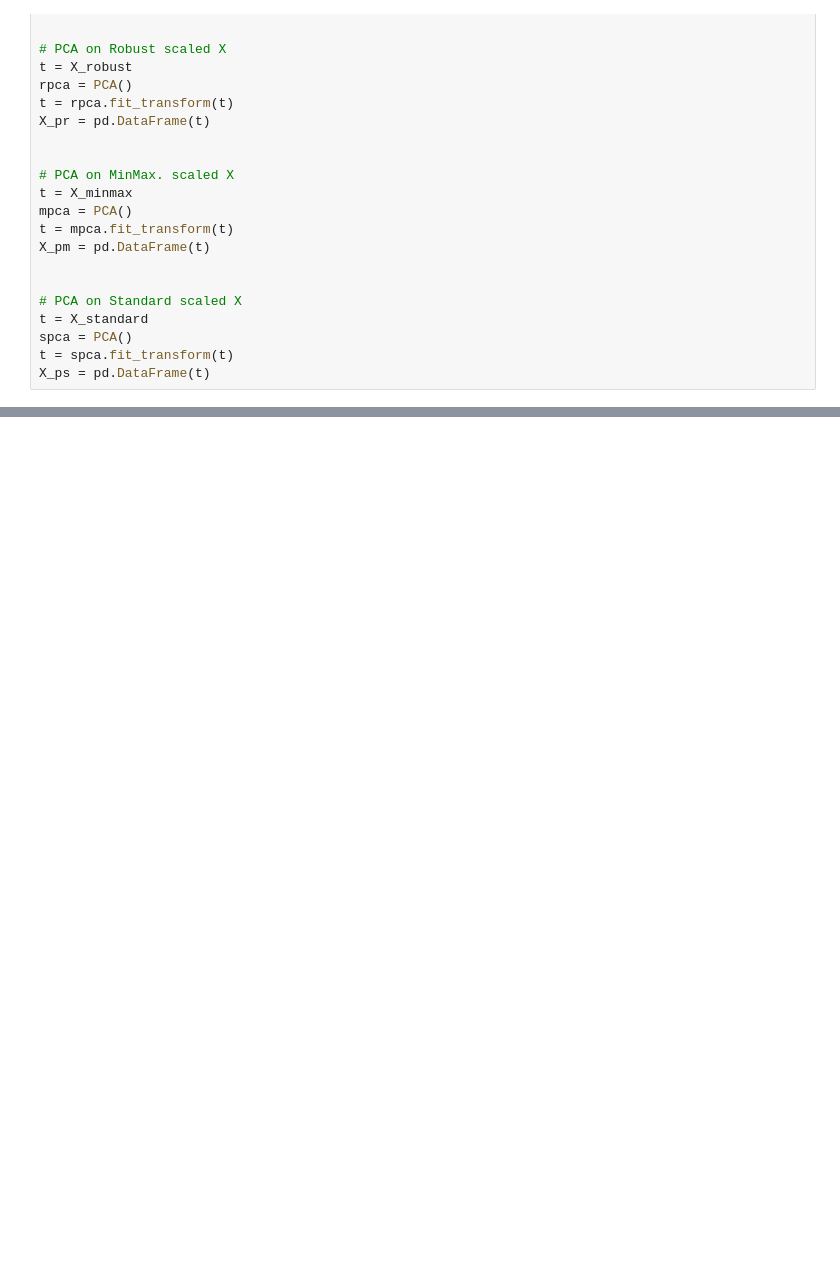
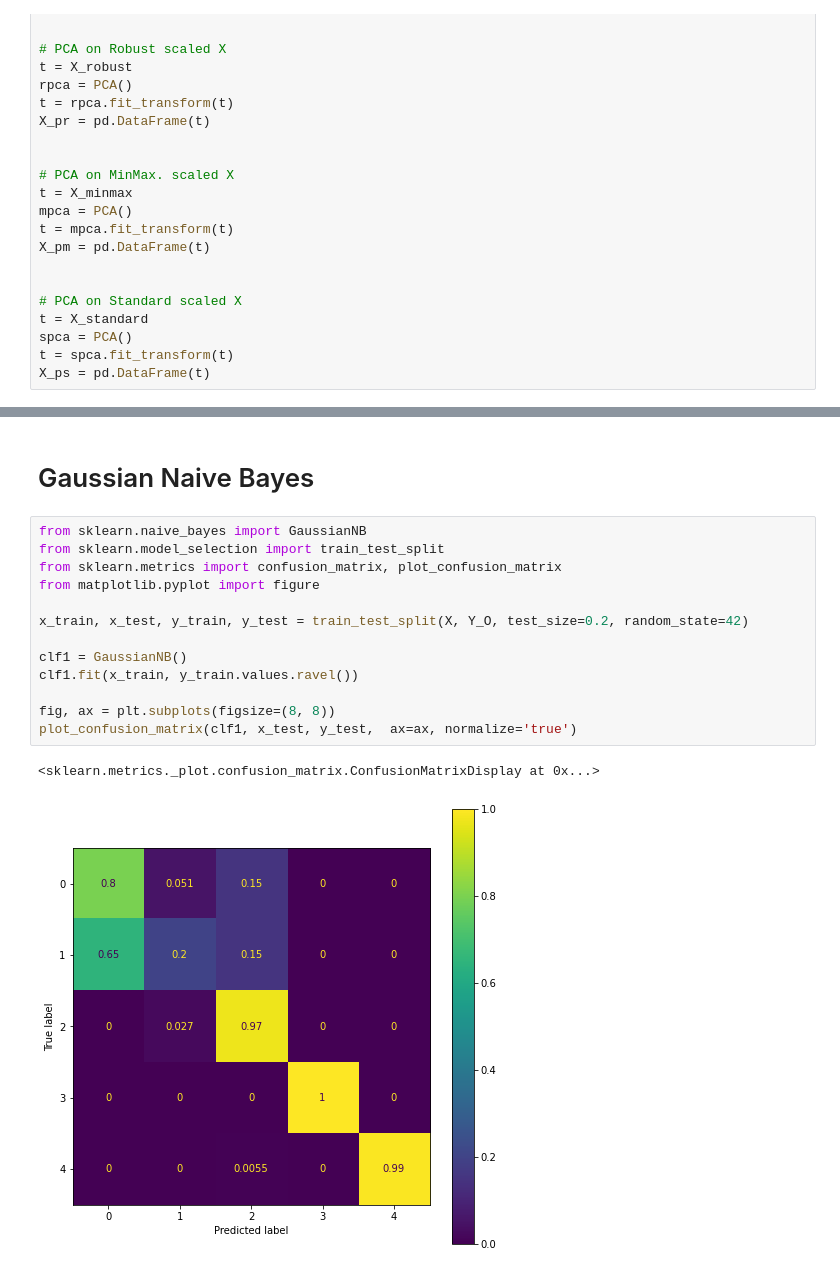
Before and after one commit to Amirosein/AGB-stars-ML-project, a Jupyter notebook: Milestone2/AGB_Project_2.ipynb, the cells around one changed output, grey strips where cells are left out. Saved outputs shown, nothing was run; the diff lists cells and outputs as text; blank space fills up the shorter version.

```diff
--- a/Milestone2/AGB_Project_2.ipynb
+++ b/Milestone2/AGB_Project_2.ipynb
@@ -201 +135,19 @@ Plot_learning_curve(SVC() , x_train , y_train.values.ravel() )
+# %% [markdown]
+# Gaussian Naive Bayes
+# %%
+from sklearn.naive_bayes import GaussianNB
+from sklearn.model_selection import train_test_split
+from sklearn.metrics import confusion_matrix, plot_confusion_matrix
+from matplotlib.pyplot import figure
+
+x_train, x_test, y_train, y_test = train_test_split(X, Y_O, test_size=0.2, random_state=42)
+
+clf1 = GaussianNB()
+clf1.fit(x_train, y_train.values.ravel())
+
+fig, ax = plt.subplots(figsize=(8, 8))
+plot_confusion_matrix(clf1, x_test, y_test,  ax=ax, normalize='true')
+# %% [output]
+<sklearn.metrics._plot.confusion_matrix.ConfusionMatrixDisplay at 0x...>
+[figure, added]
 # %%
```
Also changed, not shown: parts of 22 cells of this notebook.
